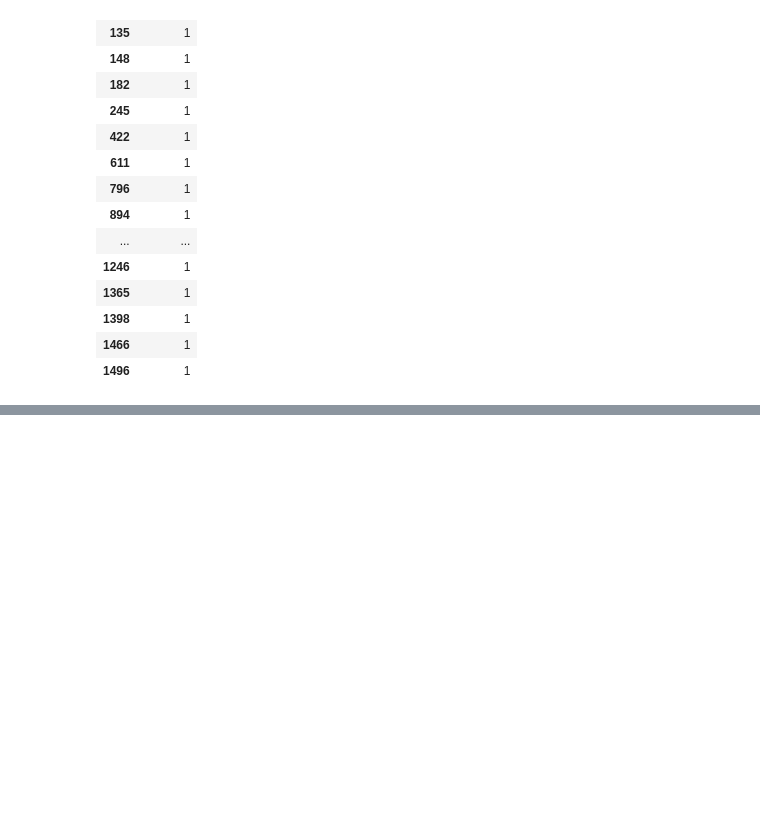
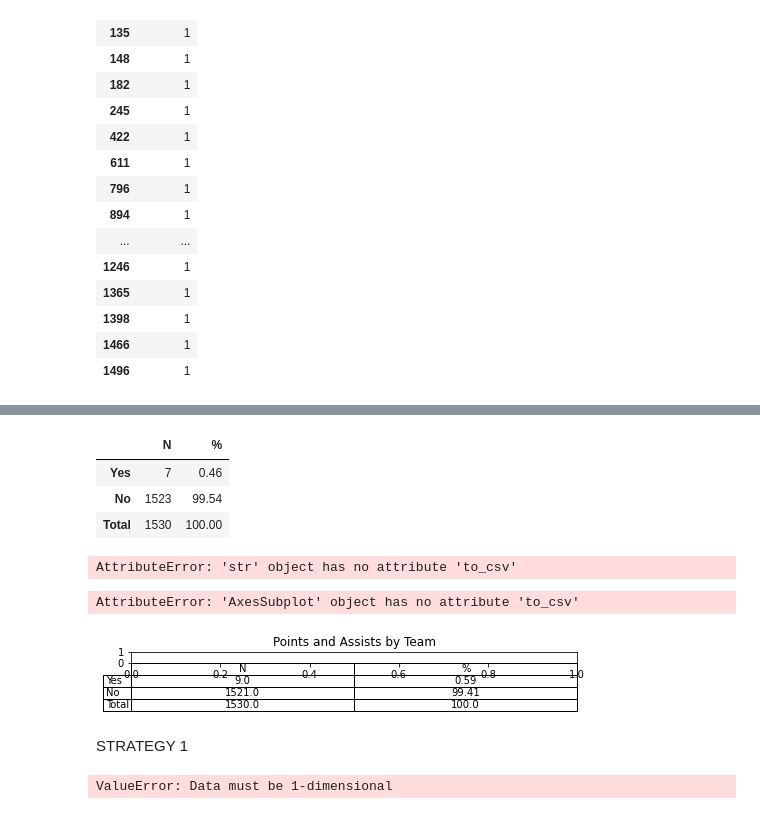
Before and after one commit to thatjohnguy/afidep-deep-learning-project, a Jupyter notebook: teamup_profile_generator.ipynb, the cells around one changed output, grey strips where cells are left out. Cells and saved outputs as stored; diff of their text form; code cells hidden in the pictures; blank space fills up the shorter version.

```diff
--- a/teamup_profile_generator.ipynb
+++ b/teamup_profile_generator.ipynb
@@ -1267,0 +1742,7 @@ r[(r['q211a_1']==1) | (r['q211a_1']==1)][['q211a_1']]
+# %%
+get_freq(df_ce.shape[0],r.shape[0])
+# %% [output]
+|  | N | % |
+| Yes | 7 | 0.46 |
+| No | 1523 | 99.54 |
+| Total | 1530 | 100.00 |
@@ -1267,0 +1759,24 @@ r[(r['q211a_1']==1) | (r['q211a_1']==1)][['q211a_1']]
+# %%
+ds="hello"
+ds.to_csv("hello.csv",sep='\t', header=None, mode='a')
+# %% [output]
+AttributeError: 'str' object has no attribute 'to_csv'
+# %%
+# import matplotlib.pyplot as plt
+
+#initialize figure
+fig = plt.figure(figsize = (8, .2))
+ax = fig.add_subplot(111)
+
+#create table
+ax.table(cellText = ds.values, rowLabels = ds.index,
+         colLabels = ds.columns, cellLoc='center')
+
+#add title to table
+ax.set_title('Points and Assists by Team')
+ax.to_csv("hello.csv",sep='\t', header=None, mode='a')
+#turn axes off
+ax.axis('off')
+# %% [output]
+AttributeError: 'AxesSubplot' object has no attribute 'to_csv'
+[figure, added]
@@ -1267,0 +1896,20 @@ r[(r['q211a_1']==1) | (r['q211a_1']==1)][['q211a_1']]
+# %% [markdown]
+STRATEGY 1
+# %%
+k=1
+select_cols=['q221i_%s'%k,'q221a_%s'%k,'q221g_%s'%k,'q220f_%s'%k,'q221f_%s'%k,'q221d_%s'%k,'q216c_%s'%k,'q209a','q209b','q211a_%s'%k,'q215_%s'%k,'q220d_%s'%k,'q220a_%s'%k,'q220g_%s'%k,'q211c_%s'%k,'q220i_%s'%k,'q224_%s'%k,'resp_select']
+
+v="withdrawal"
+ce=gen_df(df_ce_withdrawal)
+replaceables(ce)
+writer = pd.ExcelWriter(excel_dir()+f"withdrawal_consistent{date_today}.xlsx", engine='xlsxwriter')
+ce.to_excel(writer,sheet_name = 'Consistent User', index=False)
+l=["Consistent User"]
+for i in l:
+    worksheet2 = writer.sheets[i]
+    data_format3 = workbook.add_format({'bg_color': '#b8fcff','bold':True,'text_wrap': True,'border':1})
+    # data_format2 = workbook.add_format({'align': 'right'})
+    worksheet2.set_row(0,cell_format=data_format3)
+    worksheet2.set_column('A:Z',15)
+# %% [output]
+ValueError: Data must be 1-dimensional
```
Also changed, not shown: parts of 58 cells of this notebook.
